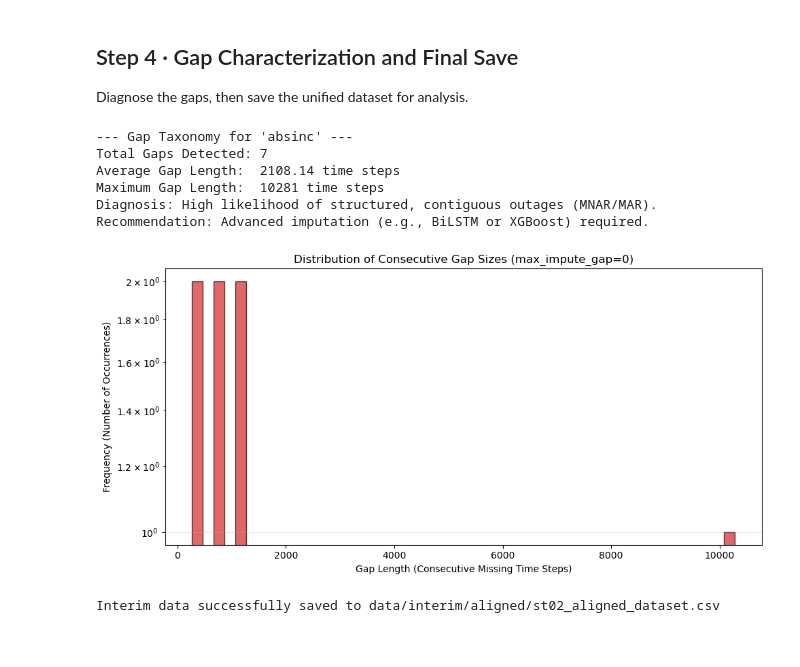
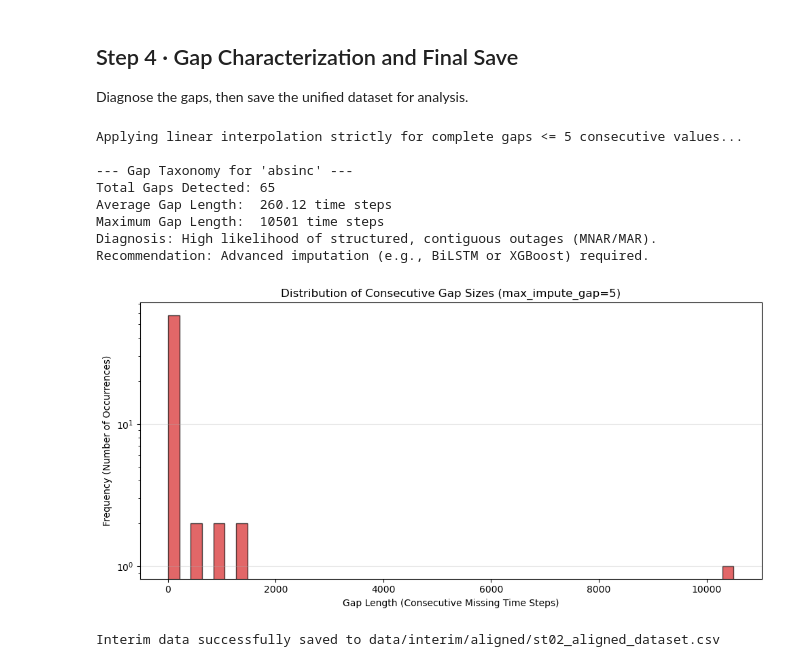
Before and after one commit to eugeniomoreira-iaud/heritageshm, a Jupyter notebook: 01_Data_Quality_and_Gaps.ipynb, the cells around one changed output. Cells and saved outputs as stored; diff of their text form; code cells hidden in the pictures.

```diff
--- a/01_Data_Quality_and_Gaps.ipynb
+++ b/01_Data_Quality_and_Gaps.ipynb
@@ -150,20 +204,23 @@ Final aligned dataset contains 57278 rows.
 Diagnose the gaps, then save the unified dataset for analysis.
 # %%
 TARGET_COL = 'absinc'  # The main signal to check for gaps
+HISTOGRAM_BINS = 50  # Number of bins for gap length distribution
 
 
 try:
-    df_aligned, gap_stats, gap_lengths = characterize_gaps(df_aligned, target_col=TARGET_COL, max_impute_gap=0)
+    df_aligned, gap_stats, gap_lengths = characterize_gaps(df_aligned, target_col=TARGET_COL, max_impute_gap=5, histogram_bins=HISTOGRAM_BINS)
 except Exception as e:
     print(f"Gap characterization skipped or failed: {e}")
 OUTPUT_PATH = f'data/interim/aligned/{TARGET_STATION}_aligned_dataset.csv'
 save_interim_data(df_aligned, OUTPUT_PATH)
 # %% [output]
+Applying linear interpolation strictly for complete gaps <= 5 consecutive values...
+
 --- Gap Taxonomy for 'absinc' ---
-Total Gaps Detected: 7
-Average Gap Length:  2108.14 time steps
-Maximum Gap Length:  10281 time steps
+Total Gaps Detected: 65
+Average Gap Length:  260.12 time steps
+Maximum Gap Length:  10501 time steps
 Diagnosis: High likelihood of structured, contiguous outages (MNAR/MAR).
 Recommendation: Advanced imputation (e.g., BiLSTM or XGBoost) required.
-[figure, old version]
+[figure, new version]
 Interim data successfully saved to data/interim/aligned/st02_aligned_dataset.csv
```
Also changed, not shown: parts of 5 cells of this notebook, 1 other file.
